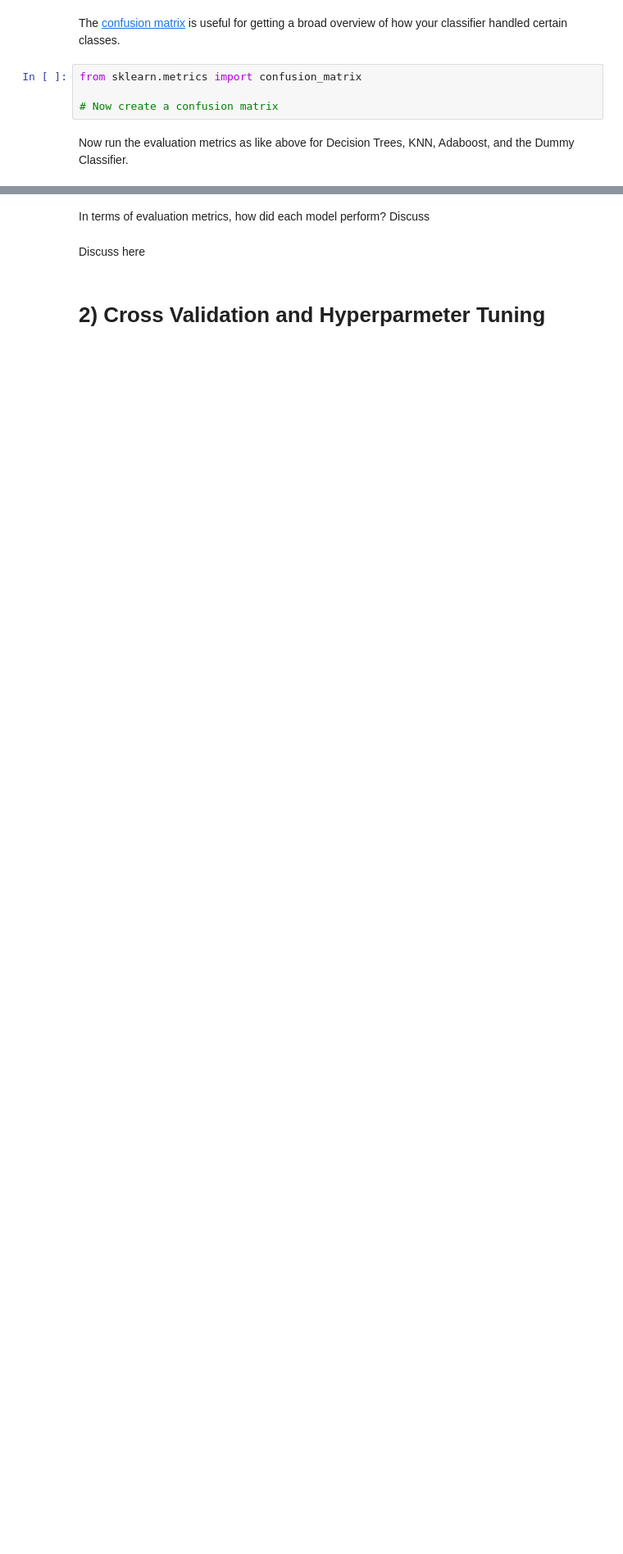
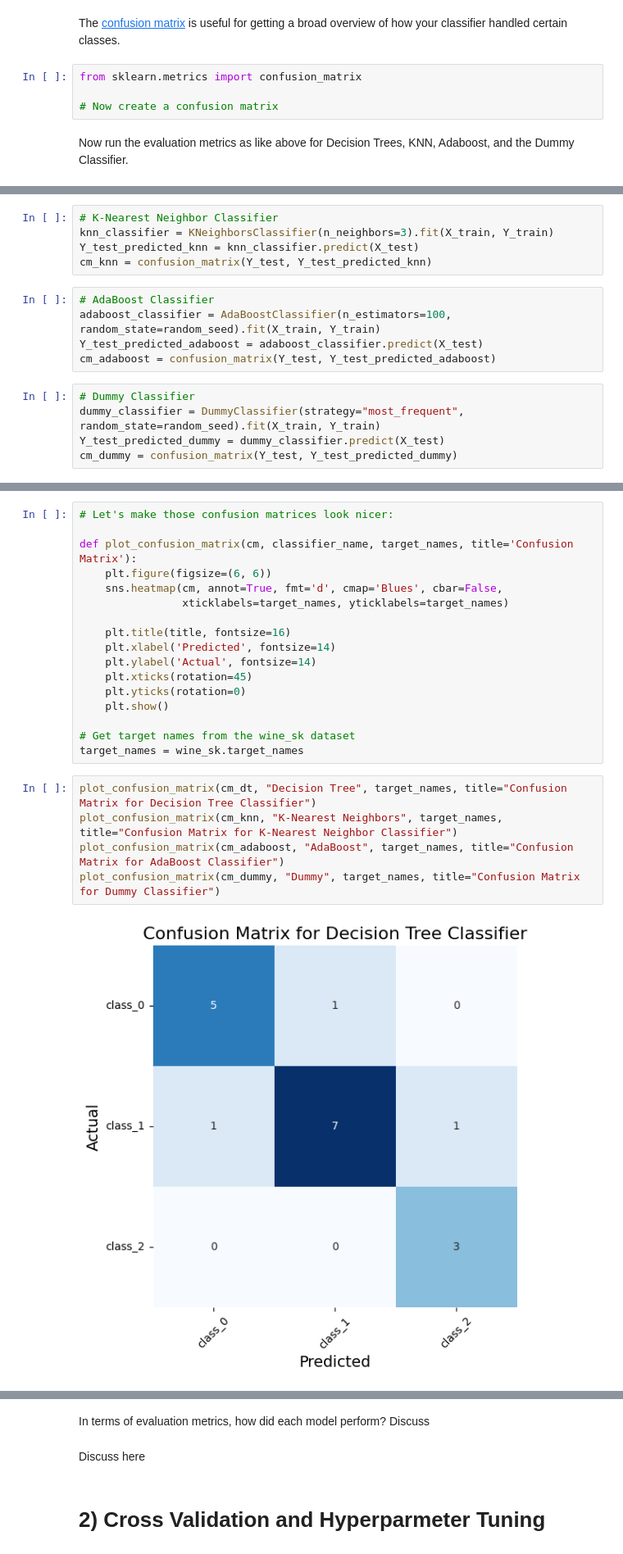
Before and after one commit to michaelwnau/_my_notebooks_ML_data_science, a Jupyter notebook: WKS_5_nau_tues_Student.ipynb, the cells around one changed output, grey strips where cells are left out. Shown at 82% size. Saved outputs shown, nothing was run; the diff lists cells and outputs as text; blank space fills up the shorter version.

```diff
--- a/WKS_5_nau_tues_Student.ipynb
+++ b/WKS_5_nau_tues_Student.ipynb
@@ -157,0 +286,15 @@ Now run the evaluation metrics as like above for Decision Trees, KNN, Adaboost,
+# %%
+# K-Nearest Neighbor Classifier
+knn_classifier = KNeighborsClassifier(n_neighbors=3).fit(X_train, Y_train)
+Y_test_predicted_knn = knn_classifier.predict(X_test)
+cm_knn = confusion_matrix(Y_test, Y_test_predicted_knn)
+# %%
+# AdaBoost Classifier
+adaboost_classifier = AdaBoostClassifier(n_estimators=100, random_state=random_seed).fit(X_train, Y_train)
+Y_test_predicted_adaboost = adaboost_classifier.predict(X_test)
+cm_adaboost = confusion_matrix(Y_test, Y_test_predicted_adaboost)
+# %%
+# Dummy Classifier
+dummy_classifier = DummyClassifier(strategy="most_frequent", random_state=random_seed).fit(X_train, Y_train)
+Y_test_predicted_dummy = dummy_classifier.predict(X_test)
+cm_dummy = confusion_matrix(Y_test, Y_test_predicted_dummy)
@@ -157,0 +330,24 @@ Now run the evaluation metrics as like above for Decision Trees, KNN, Adaboost,
+# %%
+# Let's make those confusion matrices look nicer:
+
+def plot_confusion_matrix(cm, classifier_name, target_names, title='Confusion Matrix'):
+    plt.figure(figsize=(6, 6))
+    sns.heatmap(cm, annot=True, fmt='d', cmap='Blues', cbar=False,
+                xticklabels=target_names, yticklabels=target_names)
+
+    plt.title(title, fontsize=16)
+    plt.xlabel('Predicted', fontsize=14)
+    plt.ylabel('Actual', fontsize=14)
+    plt.xticks(rotation=45)
+    plt.yticks(rotation=0)
+    plt.show()
+
+# Get target names from the wine_sk dataset
+target_names = wine_sk.target_names
+# %%
+plot_confusion_matrix(cm_dt, "Decision Tree", target_names, title="Confusion Matrix for Decision Tree Classifier")
+plot_confusion_matrix(cm_knn, "K-Nearest Neighbors", target_names, title="Confusion Matrix for K-Nearest Neighbor Classifier")
+plot_confusion_matrix(cm_adaboost, "AdaBoost", target_names, title="Confusion Matrix for AdaBoost Classifier")
+plot_confusion_matrix(cm_dummy, "Dummy", target_names, title="Confusion Matrix for Dummy Classifier")
+# %% [output]
+[figure, added]
```
Also changed, not shown: parts of 39 cells of this notebook.
